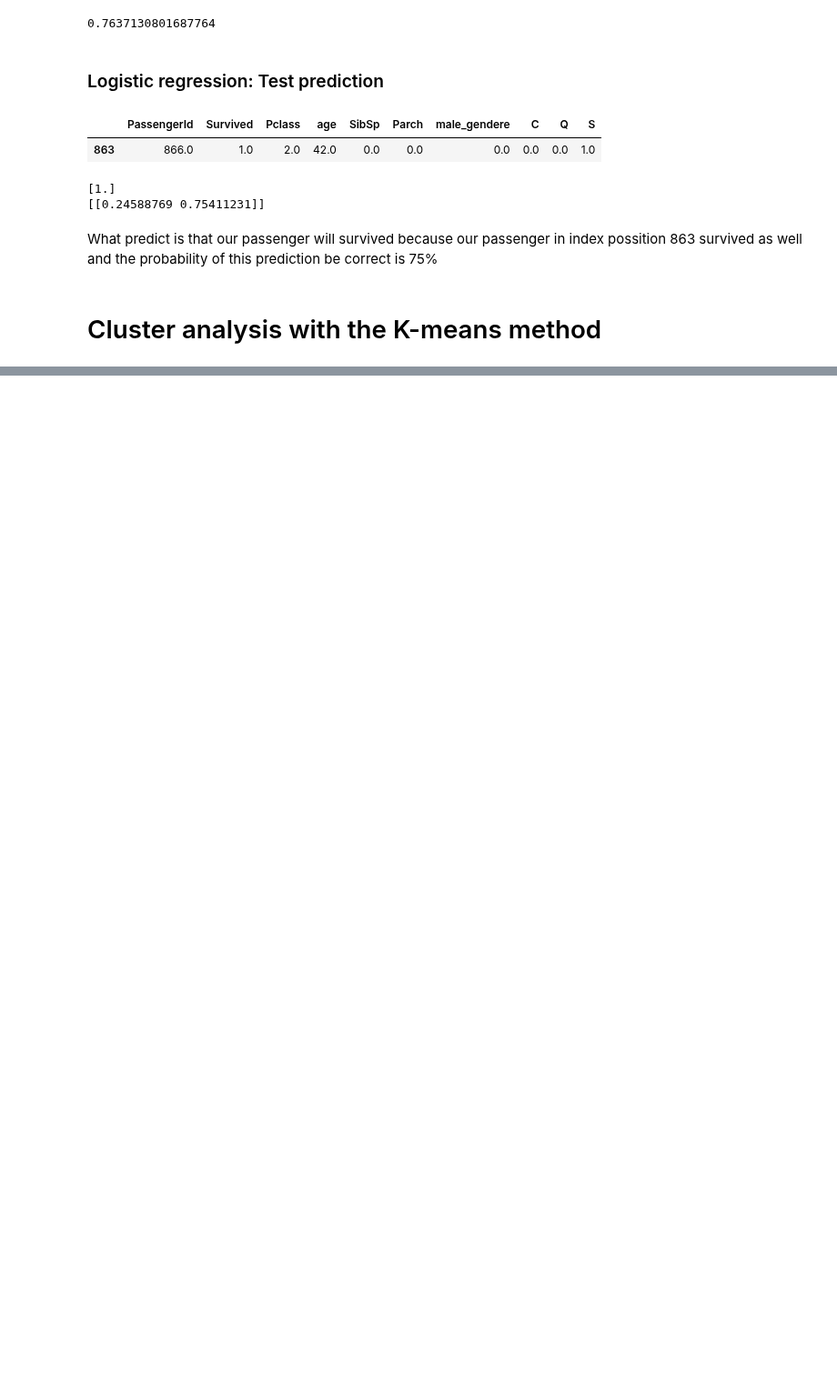
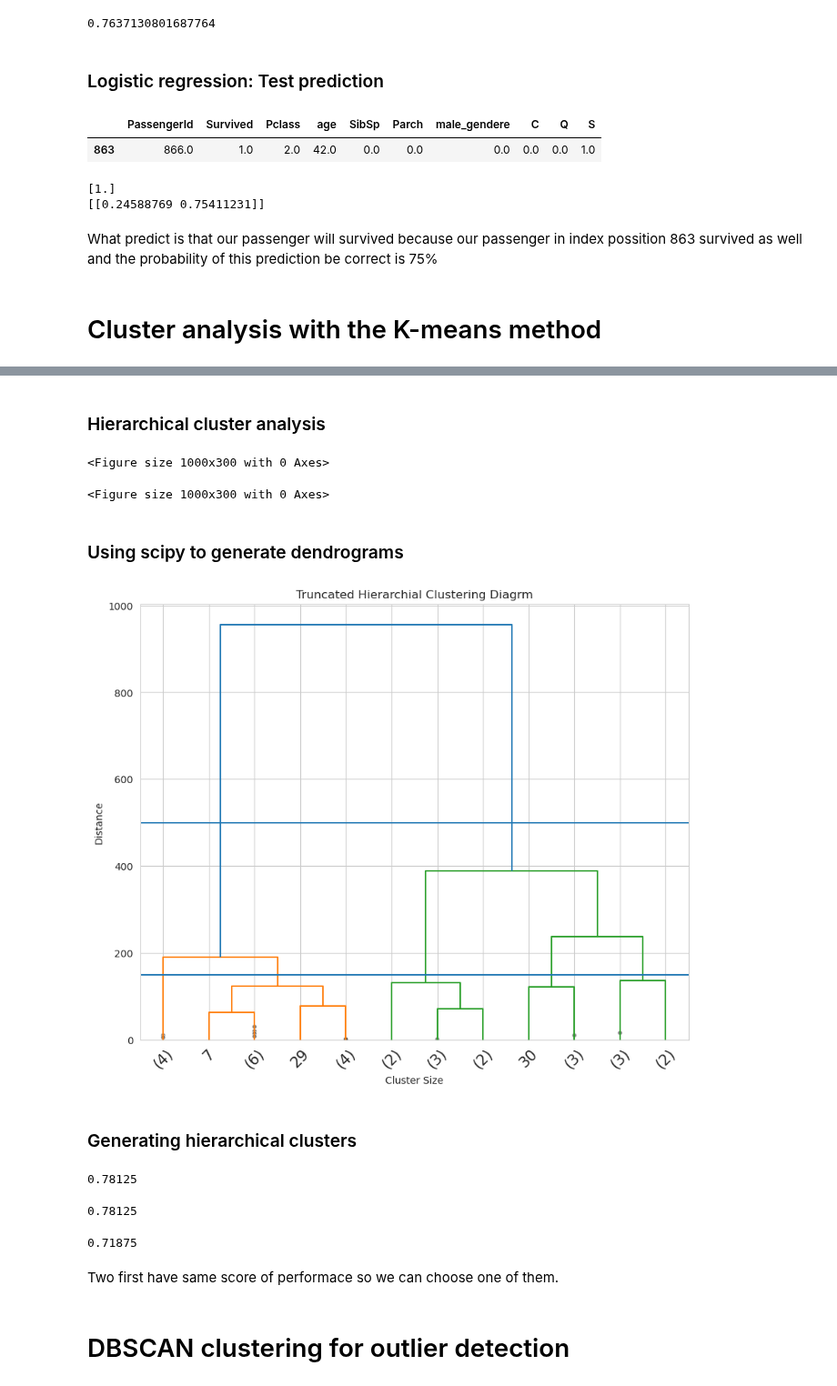
Before and after one commit to Mahdi90s/Python_repository, a Jupyter notebook: Python_Code/Python_Learning_Part2.ipynb, the cells around one changed output, grey strips where cells are left out. Shown at 91% size. Drawn from its saved outputs; the diff is of its cells as text; code cells hidden in the pictures; blank space fills up the shorter version.

```diff
--- a/Python_Code/Python_Learning_Part2.ipynb
+++ b/Python_Code/Python_Learning_Part2.ipynb
@@ -610,0 +713,2 @@ print (LogReg.predict_proba(test_passenger)) # we want to print out probability
+# %% [markdown]
+### Hierarchical cluster analysis
@@ -610,0 +723,69 @@ print (LogReg.predict_proba(test_passenger)) # we want to print out probability
+# %%
+np.set_printoptions(precision=4, suppress=True)
+plt.figure(figsize=(10, 3))
+# %% [output]
+<Figure size 1000x300 with 0 Axes>
+<Figure size 1000x300 with 0 Axes>
+# %%
+address = '/home/micheal/Documents/GitHub/python-for-data-science-and-machine-learning-essential-training-part-2-3016934/data/mtcars.csv'
+
+cars = pd.read_csv (address)
+
+cars.columns = ['car_names', 'mpg', 'cyl', 'disp', 'hp', 'drat', 'wt', 'qsec', 'vs', 'am', 'gear', 'carb']
+
+X = cars[['mpg', 'disp' , 'hp', 'wt']].values
+y = cars.iloc[:, (9)].values # we onely want gear so use iloc mehod to poining it position
+# %% [markdown]
+### Using scipy to generate dendrograms
+# %%
+# use linkage method
+
+Z = linkage(X, 'ward')
+# %%
+# generate dendrogram
+
+dendrogram(Z, truncate_mode='lastp', p=12, leaf_rotation=45., leaf_font_size=15, show_contracted=True)
+
+plt.title('Truncated Hierarchial Clustering Diagrm')
+plt.xlabel ('Cluster Size')
+plt.ylabel ('Distance')
+plt.axhline (y=500)
+plt.axhline (y=150)
+
+plt.show()
+# %% [output]
+[figure, added]
+# %% [markdown]
+### Generating hierarchical clusters
+# %%
+k = 2 # because we know we have manual and automate cars
+
+Hclustering = AgglomerativeClustering(n_clusters=k, metric='euclidean', linkage='ward') # ward linkage only works with "euclidean" distance.
+
+Hclustering.fit(X)
+
+sm.accuracy_score(y, Hclustering.labels_)
+# %% [output]
+0.78125
+# %%
+# Trial and Error
+
+Hclustering = AgglomerativeClustering(n_clusters=k, metric='euclidean', linkage='average')
+
+Hclustering.fit(X)
+
+sm.accuracy_score(y, Hclustering.labels_)
+# %% [output]
+0.78125
+# %%
+Hclustering = AgglomerativeClustering(n_clusters=k, metric='manhattan', linkage='average')
+
+Hclustering.fit(X)
+
+sm.accuracy_score(y, Hclustering.labels_)
+# %% [output]
+0.71875
+# %% [markdown]
+Two first have same score of performace so we can choose one of them.
+# %% [markdown]
+# DBSCAN clustering for outlier detection
```
Also changed, not shown: parts of 22 cells of this notebook.
